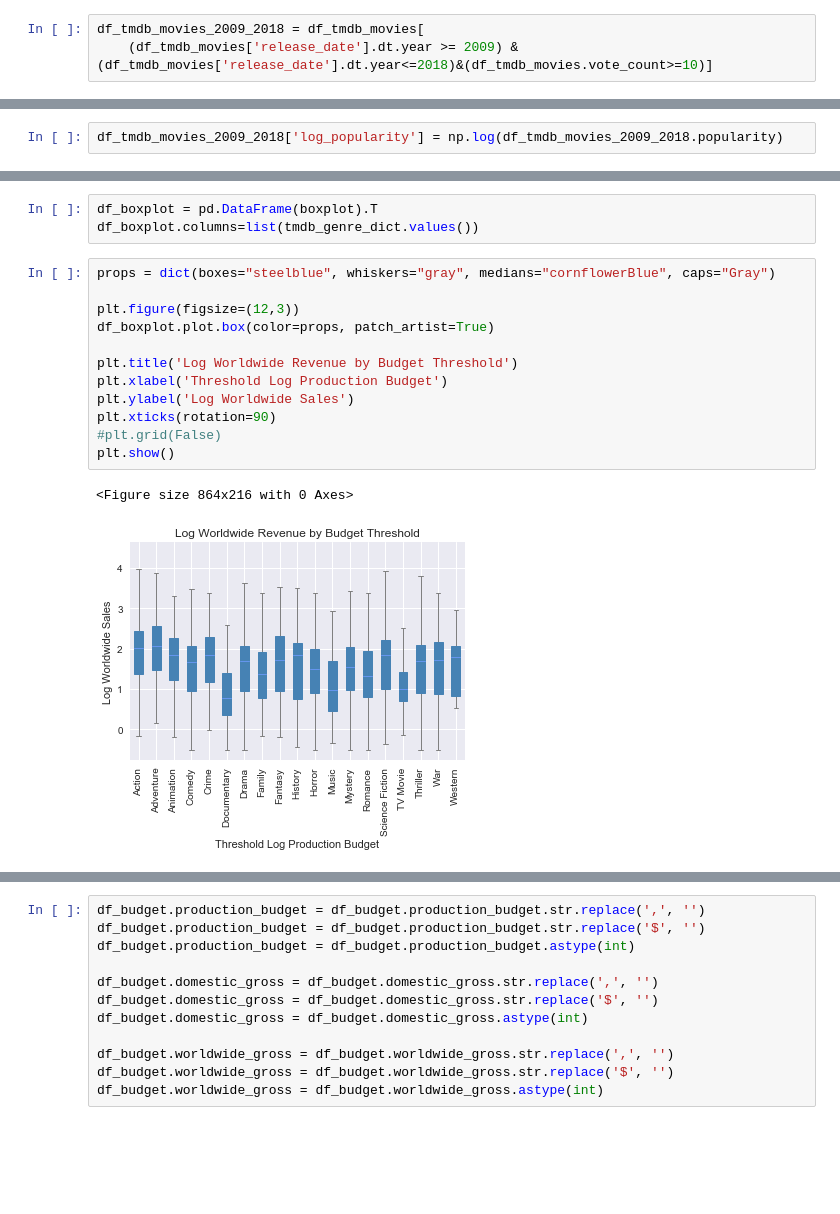
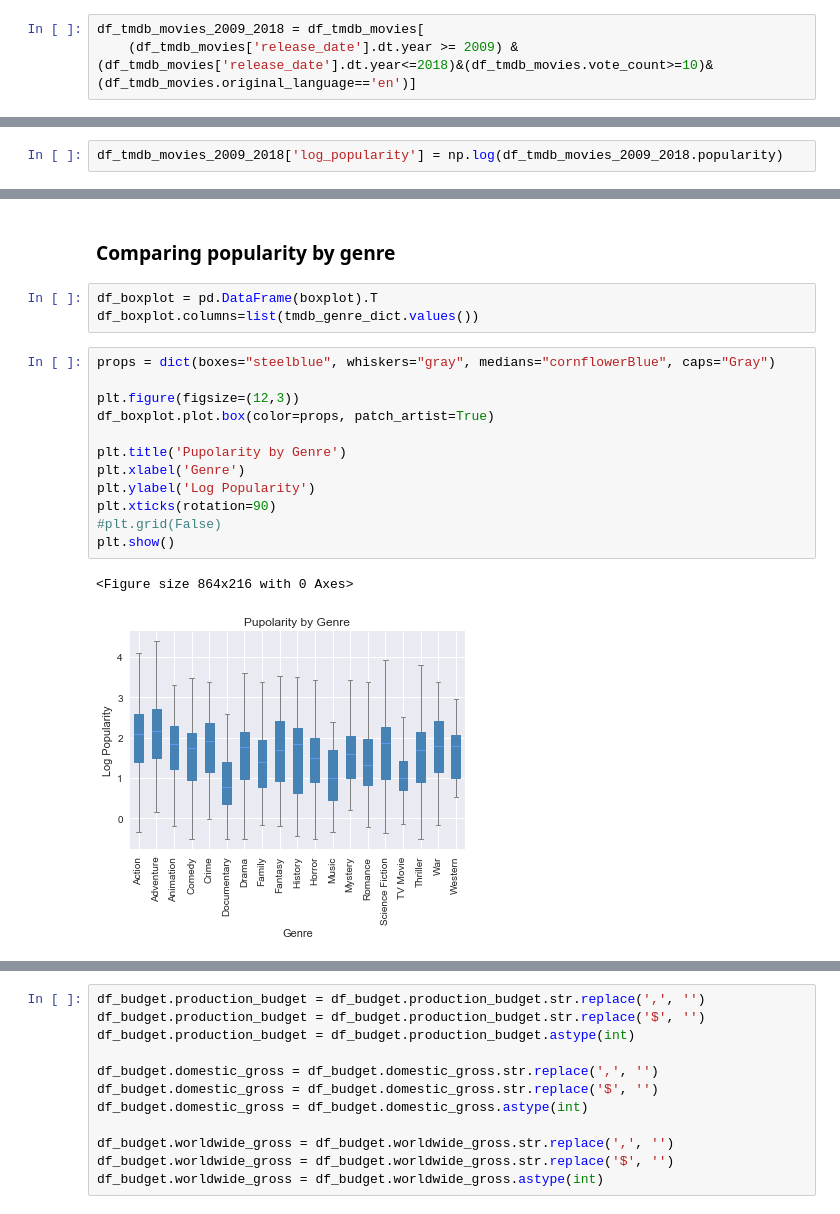
Before and after one commit to mzhou356/dc_ds_06_03_mod1_project, a Jupyter notebook: Keita_Initial_Data_Check.ipynb, the cells around one changed output, grey strips where cells are left out. Cells and saved outputs as stored; diff of their text form; blank space fills up the shorter version.

```diff
--- a/Keita_Initial_Data_Check.ipynb
+++ b/Keita_Initial_Data_Check.ipynb
@@ -103,3 +102,3 @@ df_tmdb_movies['month'] = df_tmdb_movies.release_date.dt.month
 # %%
 df_tmdb_movies_2009_2018 = df_tmdb_movies[
-    (df_tmdb_movies['release_date'].dt.year >= 2009) & (df_tmdb_movies['release_date'].dt.year<=2018)&(df_tmdb_movies.vote_count>=10)]
+    (df_tmdb_movies['release_date'].dt.year >= 2009) & (df_tmdb_movies['release_date'].dt.year<=2018)&(df_tmdb_movies.vote_count>=10)&(df_tmdb_movies.original_language=='en')]
@@ -203,19 +200,21 @@ std
 ... (26 outputs left out)
+# %% [markdown]
+### Comparing popularity by genre
 # %%
 df_boxplot = pd.DataFrame(boxplot).T
 df_boxplot.columns=list(tmdb_genre_dict.values())
 # %%
 props = dict(boxes="steelblue", whiskers="gray", medians="cornflowerBlue", caps="Gray")
 
 plt.figure(figsize=(12,3))
 df_boxplot.plot.box(color=props, patch_artist=True)
 
-plt.title('Log Worldwide Revenue by Budget Threshold')
-plt.xlabel('Threshold Log Production Budget')
-plt.ylabel('Log Worldwide Sales')
+plt.title('Pupolarity by Genre')
+plt.xlabel('Genre')
+plt.ylabel('Log Popularity')
 plt.xticks(rotation=90)
 #plt.grid(False)
 plt.show()
 # %% [output]
 <Figure size 864x216 with 0 Axes>
-[figure, old version]
+[figure, new version]
```
Also changed, not shown: parts of 49 cells of this notebook.
